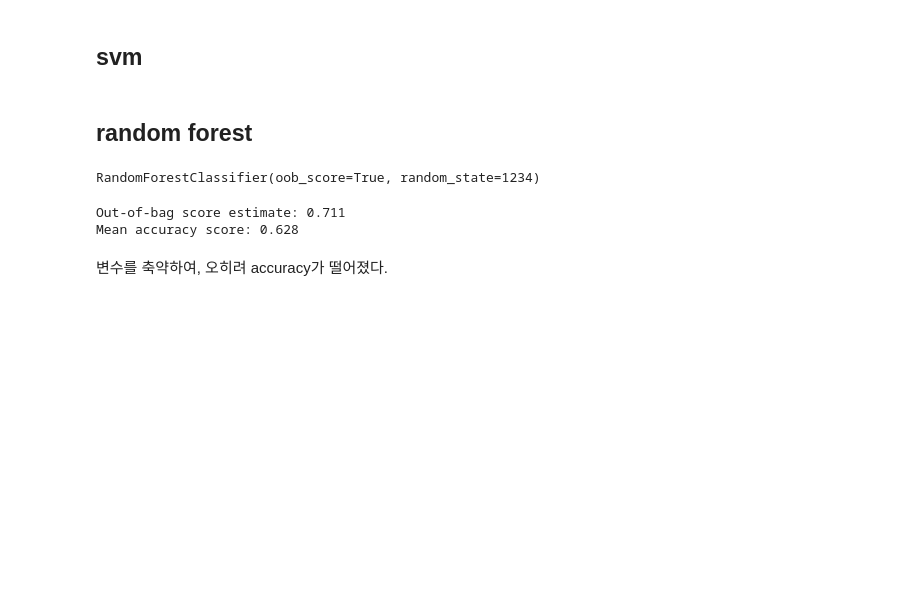
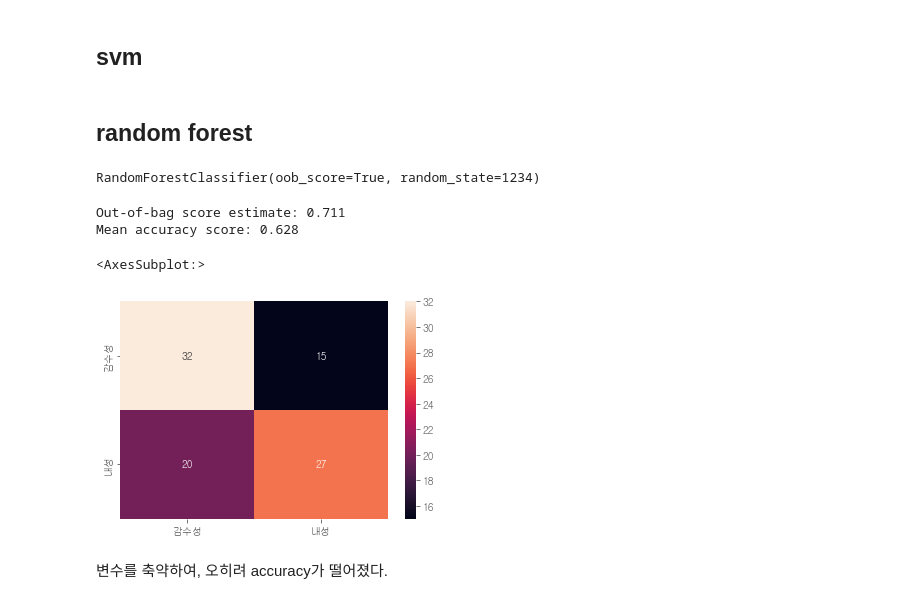
Before and after one commit to bub3690/22-1_multivariate, a Jupyter notebook: final_project/Classification-rftree-pre.ipynb, the cells around one changed output. Saved outputs shown, nothing was run; the diff lists cells and outputs as text; code cells hidden in the pictures; blank space fills up the shorter version.

```diff
--- a/final_project/Classification-rftree-pre.ipynb
+++ b/final_project/Classification-rftree-pre.ipynb
@@ -256,5 +256,13 @@ print(f'Mean accuracy score: {accuracy:.3}')
 # %% [output]
 Out-of-bag score estimate: 0.711
 Mean accuracy score: 0.628
+# %%
+from sklearn.metrics import confusion_matrix
+
+cm = pd.DataFrame(confusion_matrix(y_test, predicted), columns=['감수성','내성'], index=['감수성','내성'])
+sns.heatmap(cm, annot=True)
+# %% [output]
+<AxesSubplot:>
+[figure, added]
 # %% [markdown]
 변수를 축약하여, 오히려 accuracy가 떨어졌다.
```
Also changed, not shown: 1 other file.
